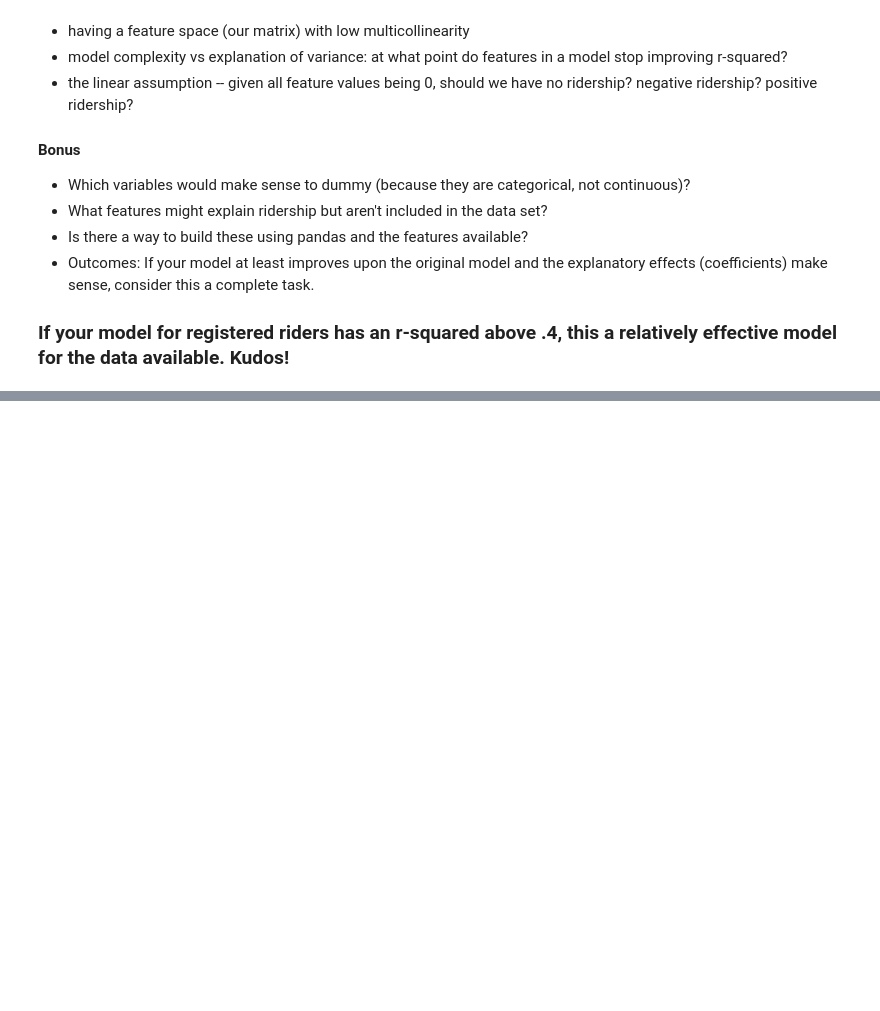
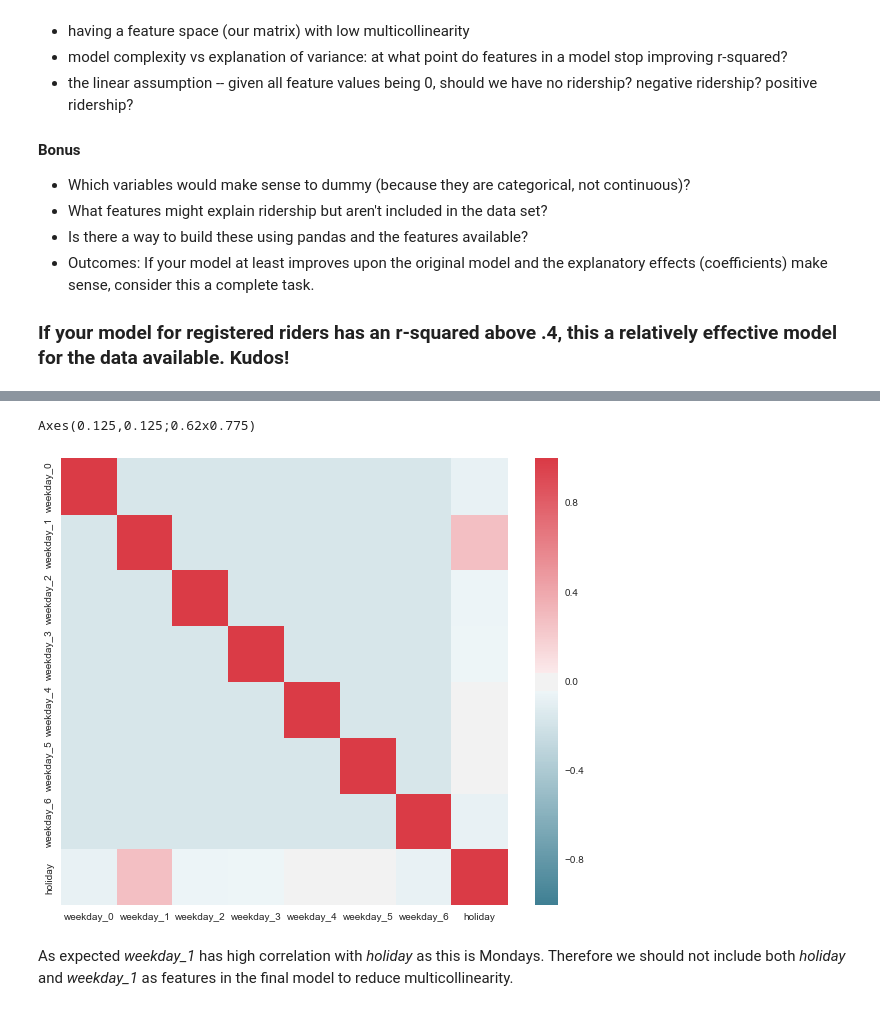
Before and after one commit to toby-p/GA_data_science_coursework, a Jupyter notebook: 05_linear_regression_in_depth.ipynb, the cells around one changed output, grey strips where cells are left out. Drawn from its saved outputs; the diff is of its cells as text; code cells hidden in the pictures; blank space fills up the shorter version.

```diff
--- a/05_linear_regression_in_depth.ipynb
+++ b/05_linear_regression_in_depth.ipynb
@@ -693,0 +927,4 @@ We've completed a model together that explains casual guest riders. Now it's you
+# %%
+# Dummy the weekday variable
+weekday = pd.get_dummies(bikemodel_data.weekday,prefix='weekday',prefix_sep='_')
+bikemodel_data = bikemodel_data.join(weekday)
@@ -693,0 +959,14 @@ We've completed a model together that explains casual guest riders. Now it's you
+# %%
+# See if weekday and holiday are correlated (we would expect more holidays on Mondays due to bank holidays).
+columns =  ['weekday_0','weekday_1','weekday_2','weekday_3','weekday_4','weekday_5','weekday_6','holiday']
+correlations = bikemodel_data[columns].corr()
+
+# print correlations
+colour_map = sns.diverging_palette(220, 10, as_cmap=True)
+plt.figure(figsize=(10, 8))
+print sns.heatmap(correlations, cmap=colour_map)
+# %% [output]
+Axes(0.125,0.125;0.62x0.775)
+[figure, added]
+# %% [markdown]
+As expected *weekday_1* has high correlation with *holiday* as this is Mondays. Therefore we should not include both *holiday* and *weekday_1* as features in the final model to reduce multicollinearity.
```
Also changed, not shown: parts of 29 cells of this notebook.
